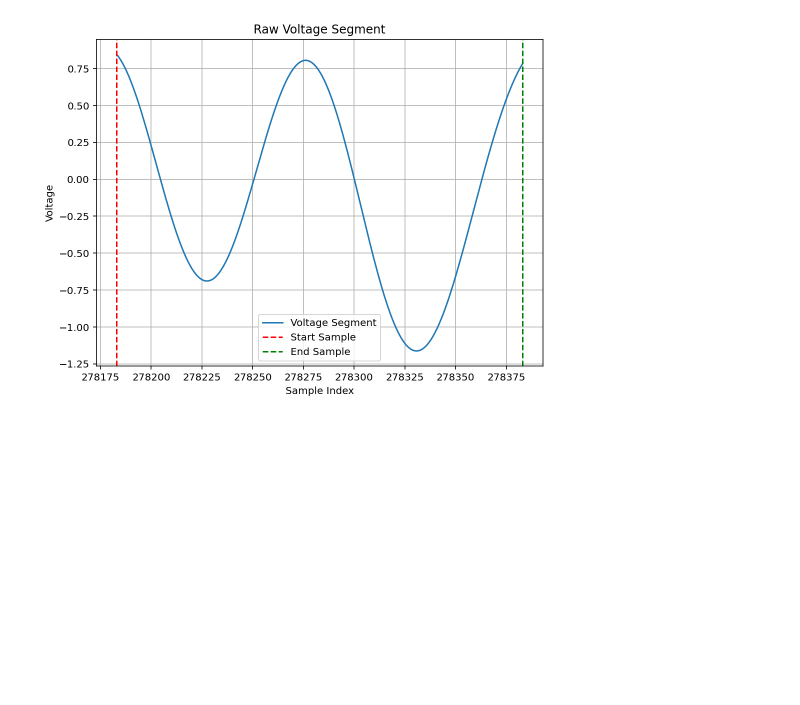
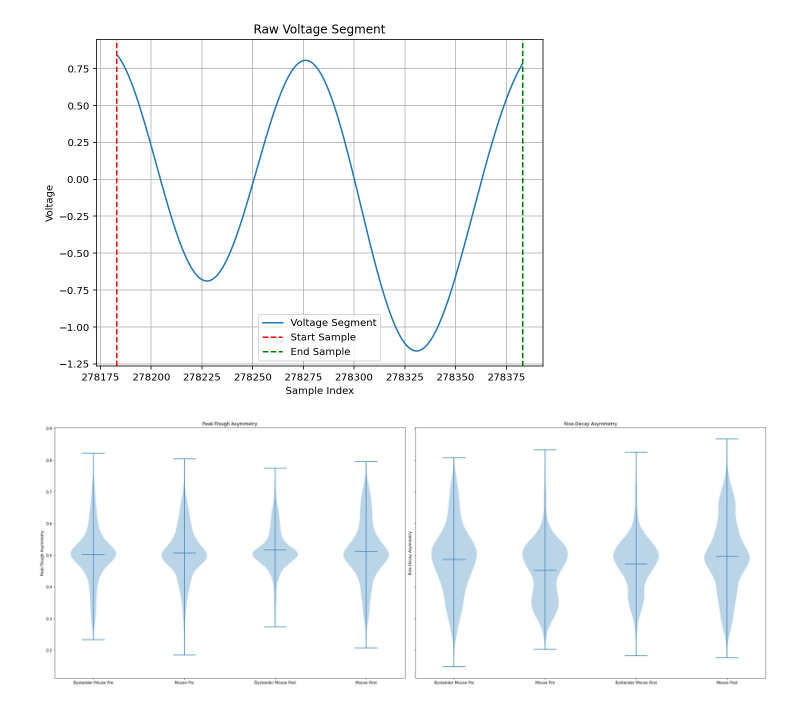
Before and after one commit to ekaplan7/Mouse_Respiration, a Jupyter notebook: RespirationProject.ipynb, the cells around one changed output. Saved outputs shown, nothing was run; the diff lists cells and outputs as text; code cells hidden in the pictures; blank space fills up the shorter version.

```diff
--- a/RespirationProject.ipynb
+++ b/RespirationProject.ipynb
@@ -45,6 +45,19 @@ Time = np.arange(0, num_samples / fs, 1 / fs)
 
 data = pd.DataFrame({'Time': Time, 'EEG_Signal': data})
 #movement_data.head()
+# %%
+Dyad1_data = pd.read_csv('/Users/elizabethkaplan/Desktop/Voytek/MousePain/Mouse_Respiration/Dyad1Exp1/Dyad1_All_data_WO_sniffing.txt', sep='\t')
+Dyad3_data = pd.read_csv('/Users/elizabethkaplan/Desktop/Voytek/MousePain/Mouse_Respiration/Dyad3Exp1/Dyad3_All_data_WO_sniffing.txt', sep='\t')
+
+
+Dyad1_Bystander_Pre = Dyad1_data[(Dyad1_data['group'] == 2) & (Dyad1_data['experiment'] == 1)]
+Dyad1_Bystander_Post = Dyad1_data[(Dyad1_data['group'] == 2) & (Dyad1_data['experiment'] == 2)]
+Dyad1_Mouse_Pre = Dyad1_data[(Dyad1_data['group'] == 1) & (Dyad1_data['experiment'] == 1)]
+Dyad1_Mouse_Post = Dyad1_data[(Dyad1_data['group'] == 1) & (Dyad1_data['experiment'] == 2)]
+Dyad3_Bystander_Pre = Dyad3_data[(Dyad3_data['group'] == 2) & (Dyad3_data['experiment'] == 1)]
+Dyad3_Bystander_Post = Dyad3_data[(Dyad3_data['group'] == 2) & (Dyad3_data['experiment'] == 2)]
+Dyad3_Mouse_Pre = Dyad3_data[(Dyad3_data['group'] == 1) & (Dyad3_data['experiment'] == 1)]
+Dyad3_Mouse_Post = Dyad3_data[(Dyad3_data['group'] == 1) & (Dyad1_data['experiment'] == 2)]
 # %%
 #Filter Data based on movement info (0: not moving)
 moving_periods = movement_data[(movement_data['Movement'] == 1)] #& (~movement_data['Movement_type'].isin([4, 5]))]
@@ -535,7 +548,8 @@ plt.show()
 
 feats_to_plot = {'volt_amp': 'Amplitude (μV)',
                  'time_ptsym': 'Peak-Trough Asymmetry',
-                 'time_rdsym': 'Rise-Decay Asymmetry'}
+                 'time_rdsym': 'Rise-Decay Asymmetry',
+                 'time_trough': 'Time}
 
 def plot_violin_comparison(df1, df2, feats_to_plot):
     fig, axes = plt.subplots(1, len(feats_to_plot), figsize=(15, 5), sharey=True)
@@ -552,3 +566,31 @@ def plot_violin_comparison(df1, df2, feats_to_plot):
     plt.show()
 
 plot_violin_comparison(df_bycycle_ByPost, df_bycycle_Post, feats_to_plot)
+# %%
+##visualizations of RM ANOVA results - violin plots
+
+feats_to_plot = {'time_ptsym': 'Peak-Trough Asymmetry',
+                 'time_rdsym': 'Rise-Decay Asymmetry',}
+                 #'period': 'Period',
+                 #'time_trough': 'Trough Time',
+                 #'time_peak': 'Peak Time',
+                 #'time_decay': 'Decay Time',
+                 #'time_rise': 'Rise Time'}
+
+def plot_violin_comparison(df1, df2, df3, df4, feats_to_plot):
+    fig, axes = plt.subplots(1, len(feats_to_plot), figsize=(27, 10), sharey=True)
+
+    for ax, (feat, title) in zip(axes, feats_to_plot.items()):
+        data = [df1[feat], df2[feat], df3[feat], df4[feat]]
+        ax.violinplot(data, showmeans=True)
+        ax.set_xticks([1, 2, 3, 4])
+        ax.set_xticklabels(['Bystander Mouse Pre', 'Mouse Pre', 'Bystander Mouse Post', 'Mouse Post'])
+        ax.set_ylabel(title)
+        ax.set_title(title)
+
+    plt.tight_layout()
+    plt.show()
+
+plot_violin_comparison(Dyad1_Bystander_Pre, Dyad1_Mouse_Pre, Dyad1_Bystander_Post, Dyad1_Mouse_Post, feats_to_plot)
+# %% [output]
+[figure, added]
```
